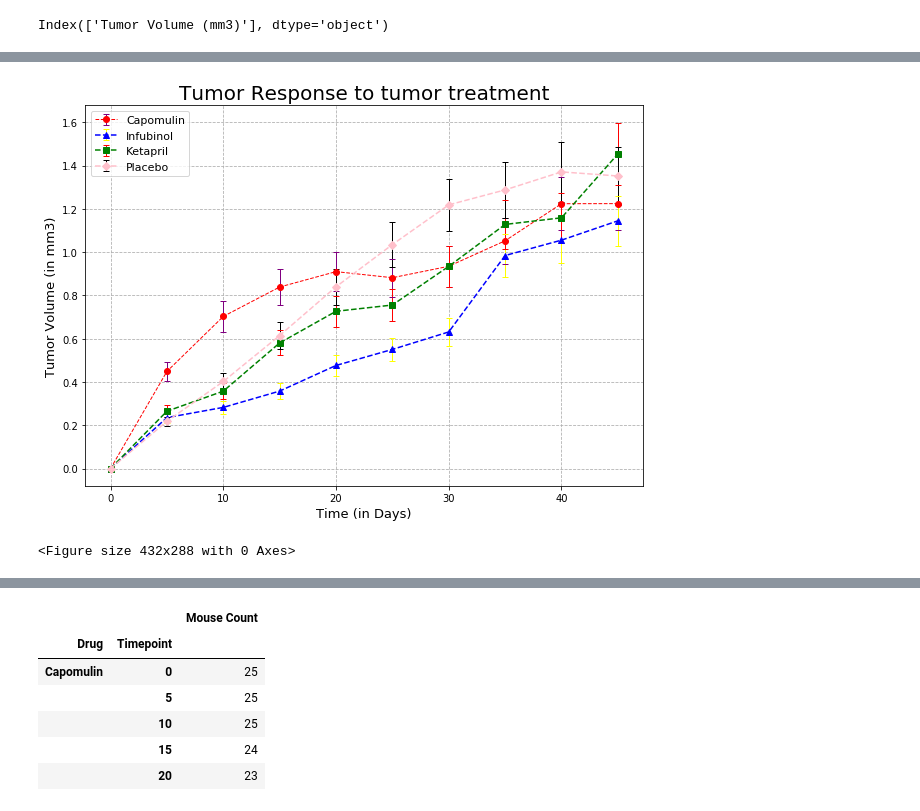
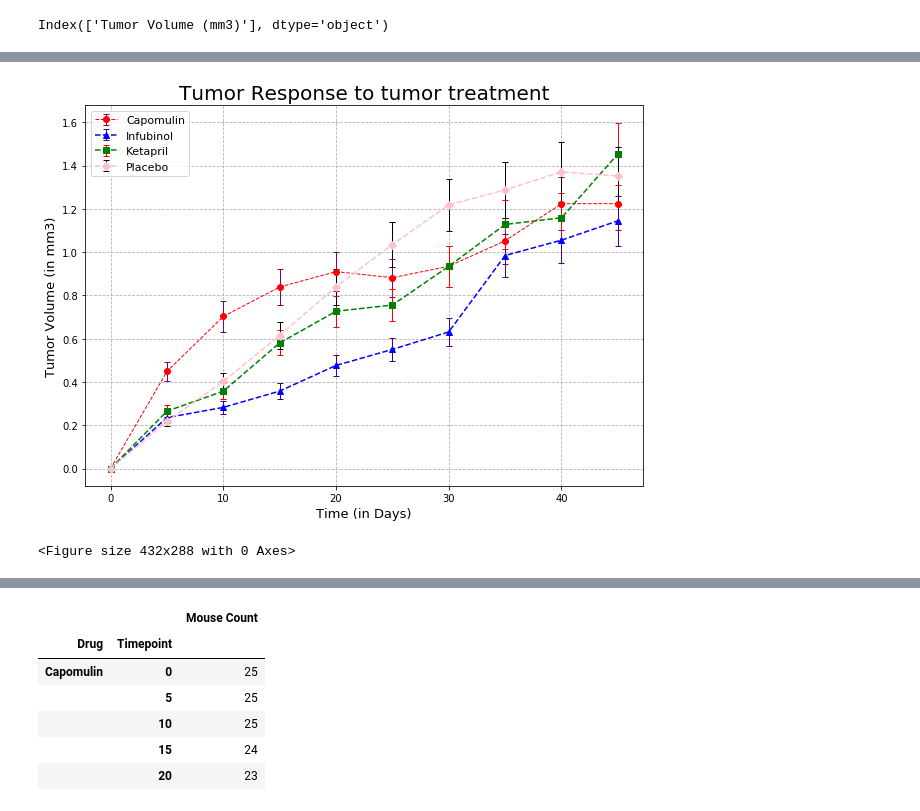
Before and after one commit to Nemeiralal/MatplotlibHW, a Jupyter notebook: pymaceuticals_starter.ipynb, the cells around one changed output, grey strips where cells are left out. Cells and saved outputs as stored; diff of their text form; code cells hidden in the pictures.

Commit message:
one plot left

```diff
--- a/pymaceuticals_starter.ipynb
+++ b/pymaceuticals_starter.ipynb
@@ -105,39 +92,35 @@ x_axis = [0,5,10,15,20,25,30,35,40,45]
 x_limit = 45
 plt.figure(figsize=(10,7))
 #plt.plot(x_axis, tumor_plot_dataframe["Capomulin"])
 
 error = tumor_dataframe["Tumor Volume (mm3)"]["Capomulin"]
 cap=plt.errorbar(x_axis, tumor_plot_dataframe["Capomulin"], yerr=error/10,
-                   fmt="o", ls="dashed", linewidth=1, alpha=1, capsize=3,color ="red",ecolor="purple",
-                lolims=, uplims, xlolims, xuplims,)
+                   fmt="o", ls="dashed", linewidth=1, alpha=1, capsize=3,color ="red",ecolor="purple")
+
 
 error = tumor_dataframe["Tumor Volume (mm3)"]["Infubinol"]
 infu=plt.errorbar(x_axis, tumor_plot_dataframe["Infubinol"], yerr=error/10,
-                    fmt="^", ls="dashed", elinewidth=1, alpha=1, capsize=3,color ="blue",ecolor="yellow")
+                    fmt="^", ls="dashed", elinewidth=1, alpha=1, capsize=3,color ="blue",ecolor="indigo")
 
 error = tumor_dataframe["Tumor Volume (mm3)"]["Ketapril"]
 keta=plt.errorbar(x_axis, tumor_plot_dataframe["Ketapril"], yerr=error/10,
                     fmt="s", ls="dashed", elinewidth=1, alpha=1, capsize=3,color = "green",ecolor="red")
 
 
 error = tumor_dataframe["Tumor Volume (mm3)"]["Placebo"]
 plac=plt.errorbar(x_axis, tumor_plot_dataframe["Placebo"], yerr=error/10,
                     fmt="D", ls="dashed", elinewidth=1, alpha=1, capsize=3,color="pink",ecolor = "black")
 
 plt.title("Tumor Response to tumor treatment", fontsize=20)
 plt.xlabel("Time (in Days)", fontsize=13)
 plt.ylabel("Tumor Volume (in mm3)", fontsize=13)
 
 plt.grid(linestyle="dashed")
 plt.legend((cap, infu, keta, plac), ("Capomulin", "Infubinol", "Ketapril",
                                      "Placebo"), fontsize=11)
 plt.show()
 # Save the Figure
 plt.savefig("errorbar.png")
-
-
-
-plt.show()
 # %% [output]
-[figure, old version]
+[figure, new version]
 <Figure size 432x288 with 0 Axes>
```
Also changed, not shown: parts of 25 cells of this notebook.
